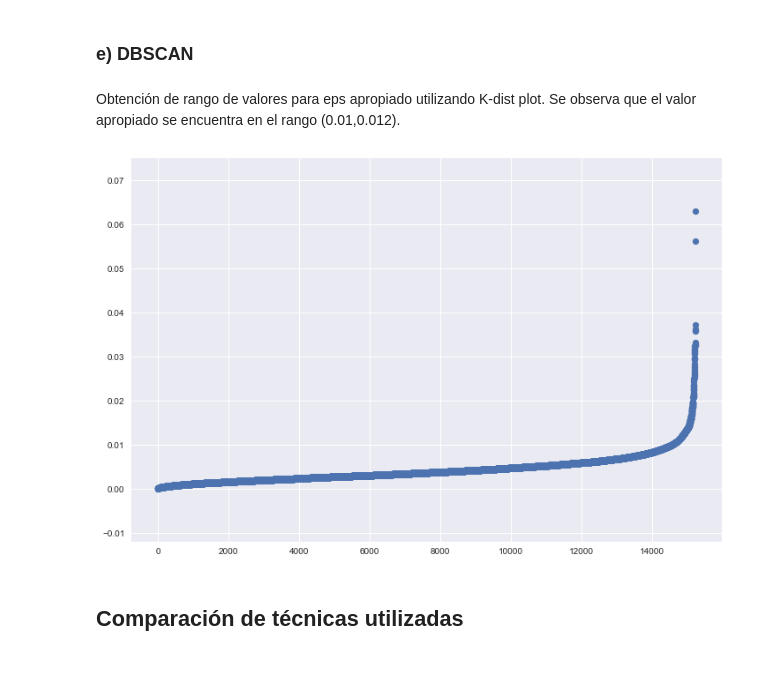
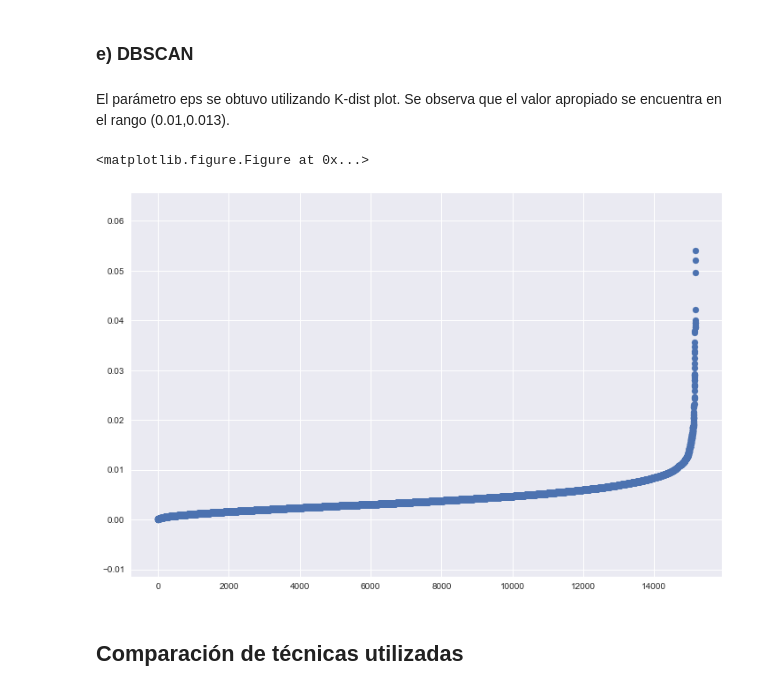
Before and after one commit to MatiasCS/Tarea1MD, a Jupyter notebook: Tarea1MD.ipynb, the cells around one changed output. Saved outputs shown, nothing was run; the diff lists cells and outputs as text; code cells hidden in the pictures.

```diff
--- a/Tarea1MD.ipynb
+++ b/Tarea1MD.ipynb
@@ -176,23 +185,24 @@ dbscan = DBSCAN(eps=0.01071283079).fit(X_red)
 t_dbscan = time.time() - t0
 # %% [markdown]
-Obtención de rango de valores para eps apropiado utilizando K-dist plot. Se observa que el valor apropiado se encuentra en el rango (0.01,0.012).
+El parámetro eps se obtuvo utilizando K-dist plot. Se observa que el valor apropiado se encuentra en el rango (0.01,0.013).
 # %%
 #Nearest neighbors
 nbrs = NearestNeighbors(n_neighbors=len(X_red)).fit(X_red)
 distances, indices = nbrs.kneighbors(X_red)
 
 #Recorrer distancias
 mins = []
 for i in distances:
     #Encontrar mínimo > 0
     m = min(j for j in i if j > 0)
     mins.append(m)
 
 plt.figure(figsize=(12, 8))
-plt.scatter(range(0,len(minsy)), sorted(minsy))
+plt.scatter(range(0,len(mins)), sorted(mins))
 plt.show()
 # %% [output]
+<matplotlib.figure.Figure at 0x...>
-[figure, old version]
+[figure, new version]
 # %% [markdown]
 ## Comparación de técnicas utilizadas
 # %%
```
Also changed, not shown: parts of 21 cells of this notebook.
